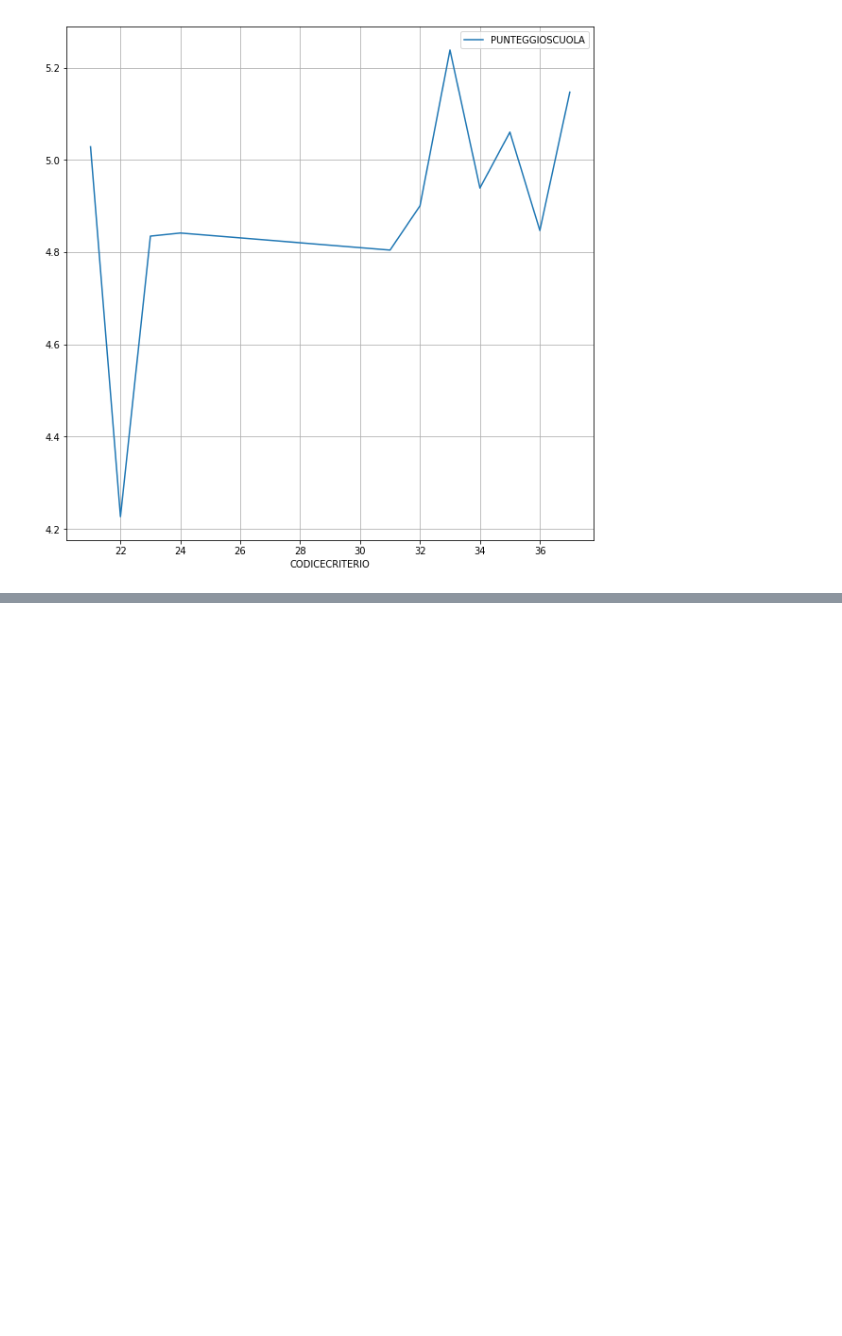
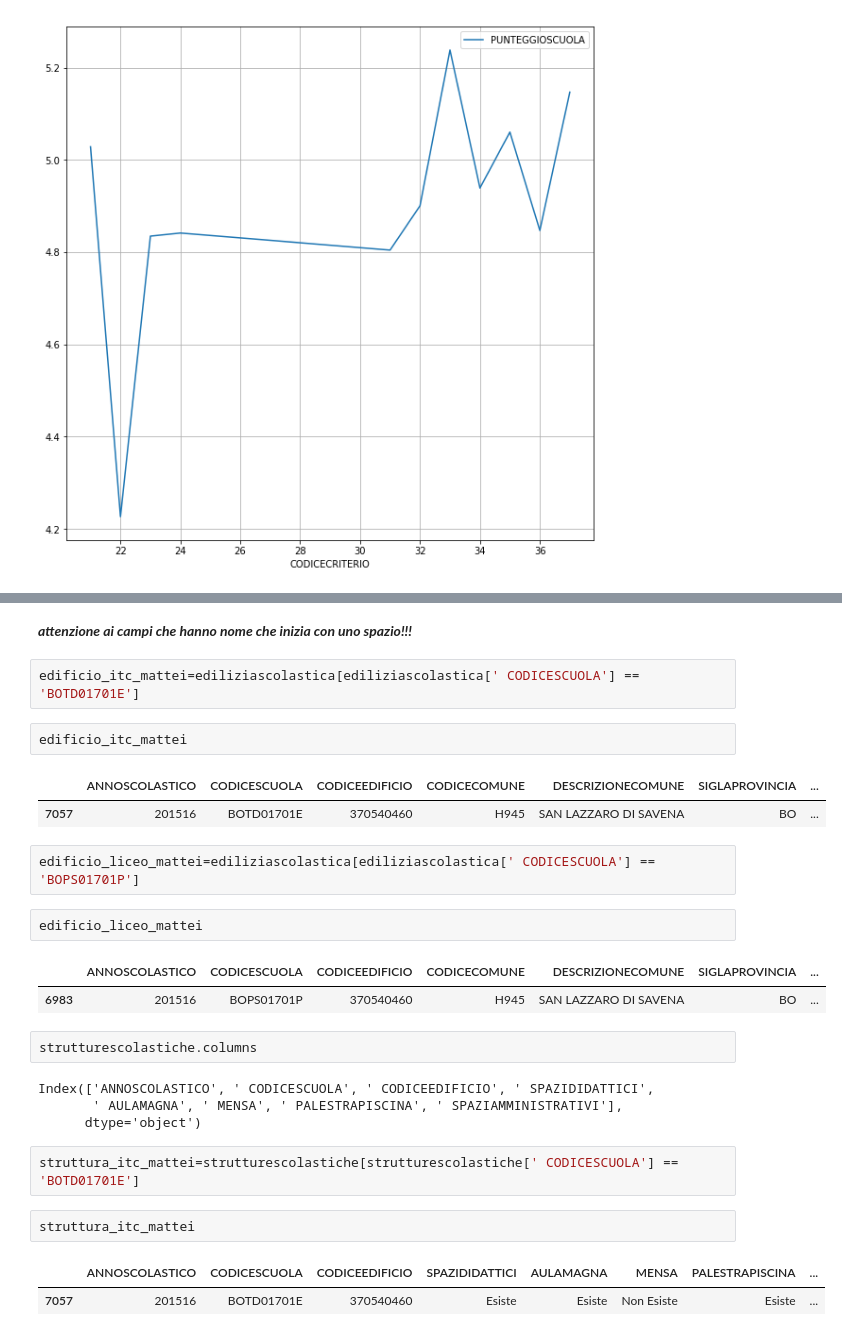
Before and after one commit to napo/opendatamiur, a Jupyter notebook: MIUR_OpenData.ipynb, the cells around one changed output, grey strips where cells are left out. Drawn from its saved outputs; the diff is of its cells as text; blank space fills up the shorter version.

```diff
--- a/MIUR_OpenData.ipynb
+++ b/MIUR_OpenData.ipynb
@@ -1127,0 +1110,29 @@ grafico_valutazioni.plot(figsize=[10,10],grid=True)
+# %% [markdown]
+***attenzione ai campi che hanno nome che inizia con uno spazio!!!***
+# %%
+edificio_itc_mattei=ediliziascolastica[ediliziascolastica[' CODICESCUOLA'] == 'BOTD01701E']
+# %%
+edificio_itc_mattei
+# %% [output]
+|  | ANNOSCOLASTICO | CODICESCUOLA | CODICEEDIFICIO | CODICECOMUNE | DESCRIZIONECOMUNE | SIGLAPROVINCIA | ... |
+| 7057 | 201516 | BOTD01701E | 370540460 | H945 | SAN LAZZARO DI SAVENA | BO | ... |
+# %%
+edificio_liceo_mattei=ediliziascolastica[ediliziascolastica[' CODICESCUOLA'] == 'BOPS01701P']
+# %%
+edificio_liceo_mattei
+# %% [output]
+|  | ANNOSCOLASTICO | CODICESCUOLA | CODICEEDIFICIO | CODICECOMUNE | DESCRIZIONECOMUNE | SIGLAPROVINCIA | ... |
+| 6983 | 201516 | BOPS01701P | 370540460 | H945 | SAN LAZZARO DI SAVENA | BO | ... |
+# %%
+strutturescolastiche.columns
+# %% [output]
+Index(['ANNOSCOLASTICO', ' CODICESCUOLA', ' CODICEEDIFICIO', ' SPAZIDIDATTICI',
+       ' AULAMAGNA', ' MENSA', ' PALESTRAPISCINA', ' SPAZIAMMINISTRATIVI'],
+      dtype='object')
+# %%
+struttura_itc_mattei=strutturescolastiche[strutturescolastiche[' CODICESCUOLA'] == 'BOTD01701E']
+# %%
+struttura_itc_mattei
+# %% [output]
+|  | ANNOSCOLASTICO | CODICESCUOLA | CODICEEDIFICIO | SPAZIDIDATTICI | AULAMAGNA | MENSA | PALESTRAPISCINA | ... |
+| 7057 | 201516 | BOTD01701E | 370540460 | Esiste | Esiste | Non Esiste | Esiste | ... |
```
Also changed, not shown: parts of 14 cells of this notebook.
